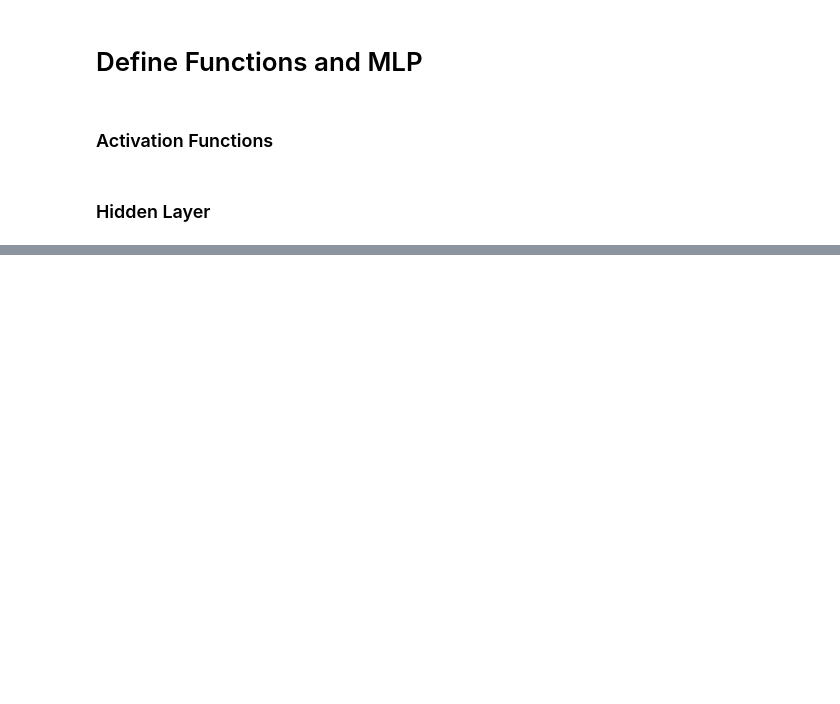
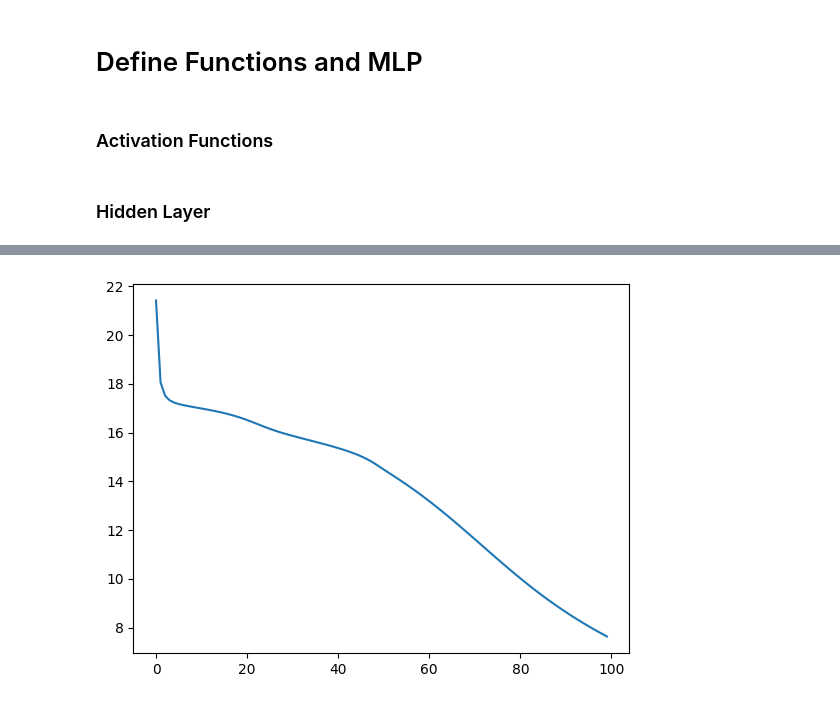
Before and after one commit to wumphlett/ML-Project, a Jupyter notebook: simpleMLP.ipynb, the cells around one changed output, grey strips where cells are left out. Drawn from its saved outputs; the diff is of its cells as text; code cells hidden in the pictures; blank space fills up the shorter version.

```diff
--- a/simpleMLP.ipynb
+++ b/simpleMLP.ipynb
@@ -137 +198,5 @@ $\displaystyle - 4 x - 3$
+# %%
+mlp.plot_loss()
+# %% [output]
+[figure, added]
 # %%
```
Also changed, not shown: parts of 12 cells of this notebook.
